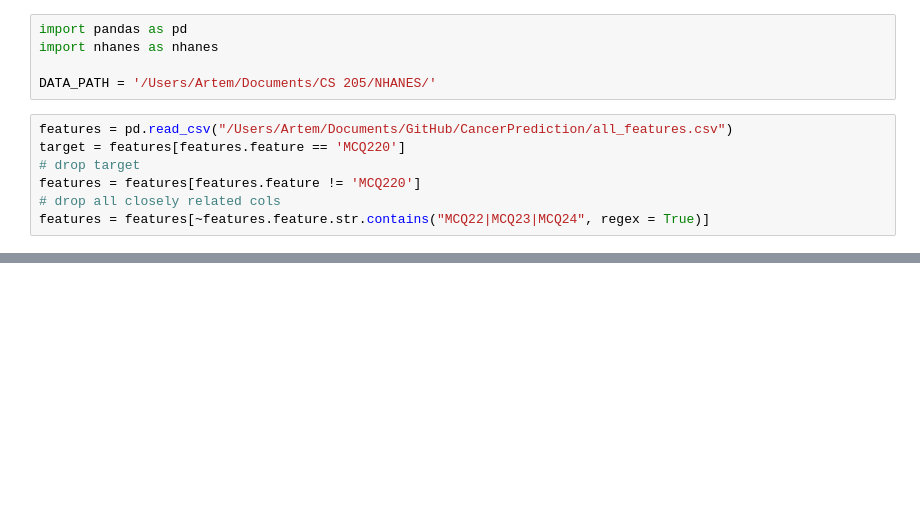
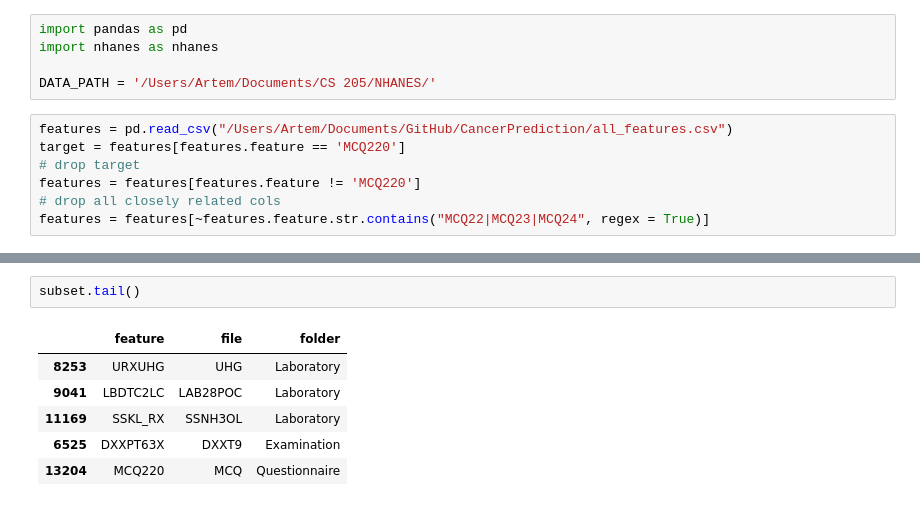
Before and after one commit to apashch/CancerPrediction, a Jupyter notebook: FeatureSelection.ipynb, the cells around one changed output, grey strips where cells are left out. Drawn from its saved outputs; the diff is of its cells as text; blank space fills up the shorter version.

```diff
--- a/FeatureSelection.ipynb
+++ b/FeatureSelection.ipynb
@@ -32,2 +43,11 @@ ValueError: a must be greater than 0
+# %%
+subset.tail()
+# %% [output]
+|  | feature | file | folder |
+| 8253 | URXUHG | UHG | Laboratory |
+| 9041 | LBDTC2LC | LAB28POC | Laboratory |
+| 11169 | SSKL_RX | SSNH3OL | Laboratory |
+| 6525 | DXXPT63X | DXXT9 | Examination |
+| 13204 | MCQ220 | MCQ | Questionnaire |
 # %%
 ds = nhanes.Dataset(DATA_PATH)
```
Also changed, not shown: parts of 6 cells of this notebook, 6 other files.
